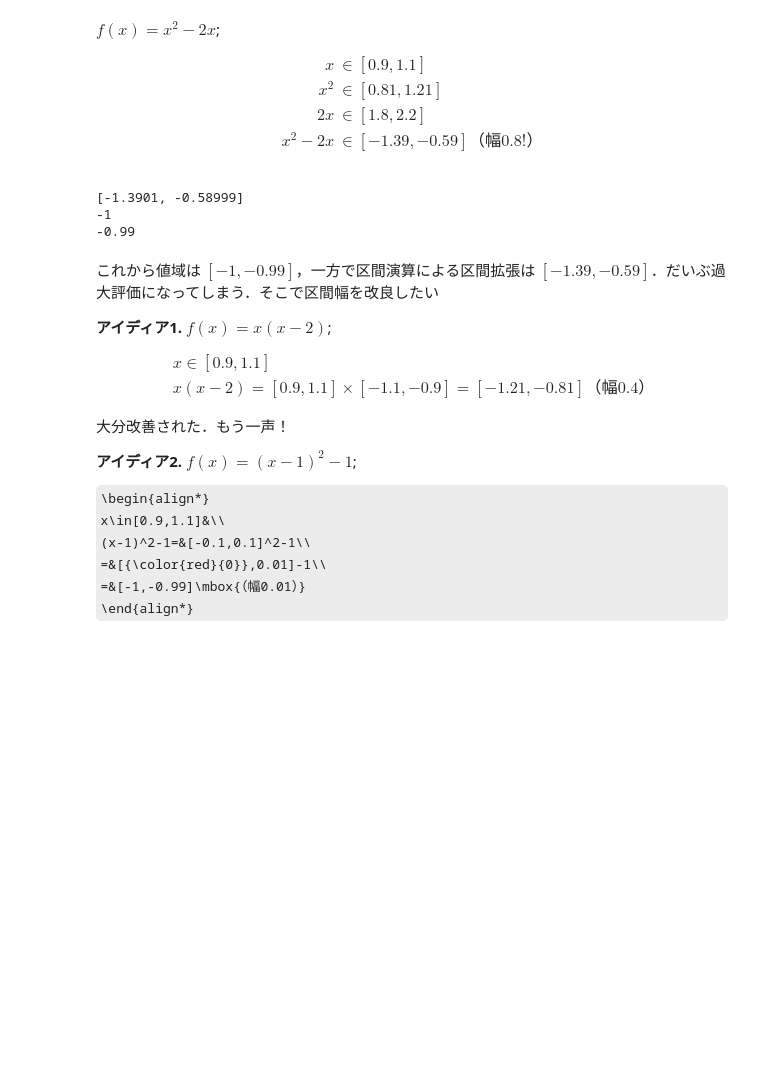
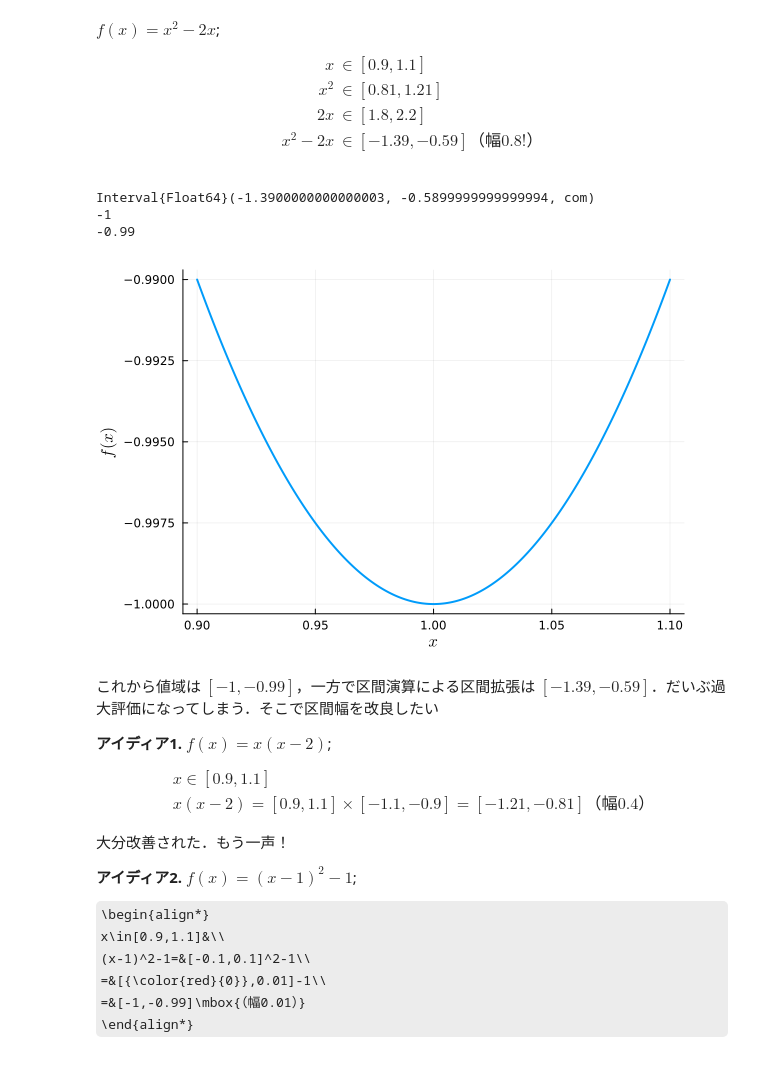
Before and after one commit to tak-lab/Advanced-Course-on-Mathematical-Model-Analysis, a Jupyter notebook: Lec4.ipynb, the cells around one changed output. Saved outputs shown, nothing was run; the diff lists cells and outputs as text; code cells hidden in the pictures; some formulas as TeX source; blank space fills up the shorter version.

```diff
--- a/Lec4.ipynb
+++ b/Lec4.ipynb
@@ -863,20 +874,26 @@ $f(x)=x^2-2x$;
 # %%
 function f(x)
     return x.^2 - 2x
 end
 
+function f(x::Interval{Float64})
+    return x^interval(2) - interval(2)*x
+end
+
+
 x = range(0.9, 1.1, step=0.001);
 y = f(x);
 
-println(f(0.9 .. 1.1))
+println(f(interval(I"0.9",I"1.1")))
 println(f(1))
 println(f(1.1))
 
 plot(x, y, xlabel="\$x\$", ylabel="\$f\\,(x)\$", linewidth =2, legend = false)
 # %% [output]
-[-1.3901, -0.58999]
+Interval{Float64}(-1.3900000000000003, -0.5899999999999994, com)
 -1
 -0.99
+[figure, added]
 # %% [markdown]
 これから値域は $[-1,-0.99]$，一方で区間演算による区間拡張は $[-1.39,-0.59]$．だいぶ過大評価になってしまう．そこで区間幅を改良したい
 
```
Also changed, not shown: parts of 12 cells of this notebook, 5 other files.
